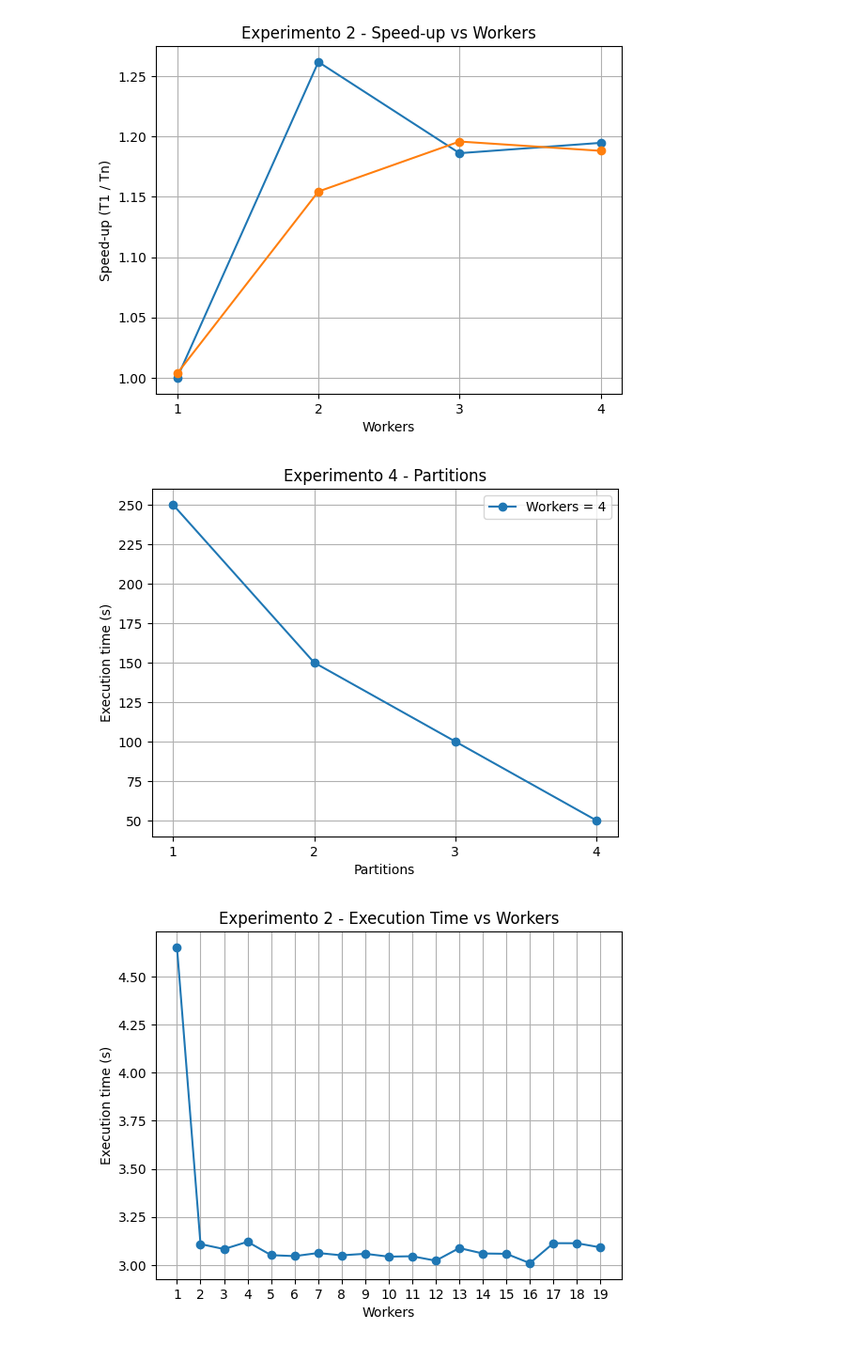
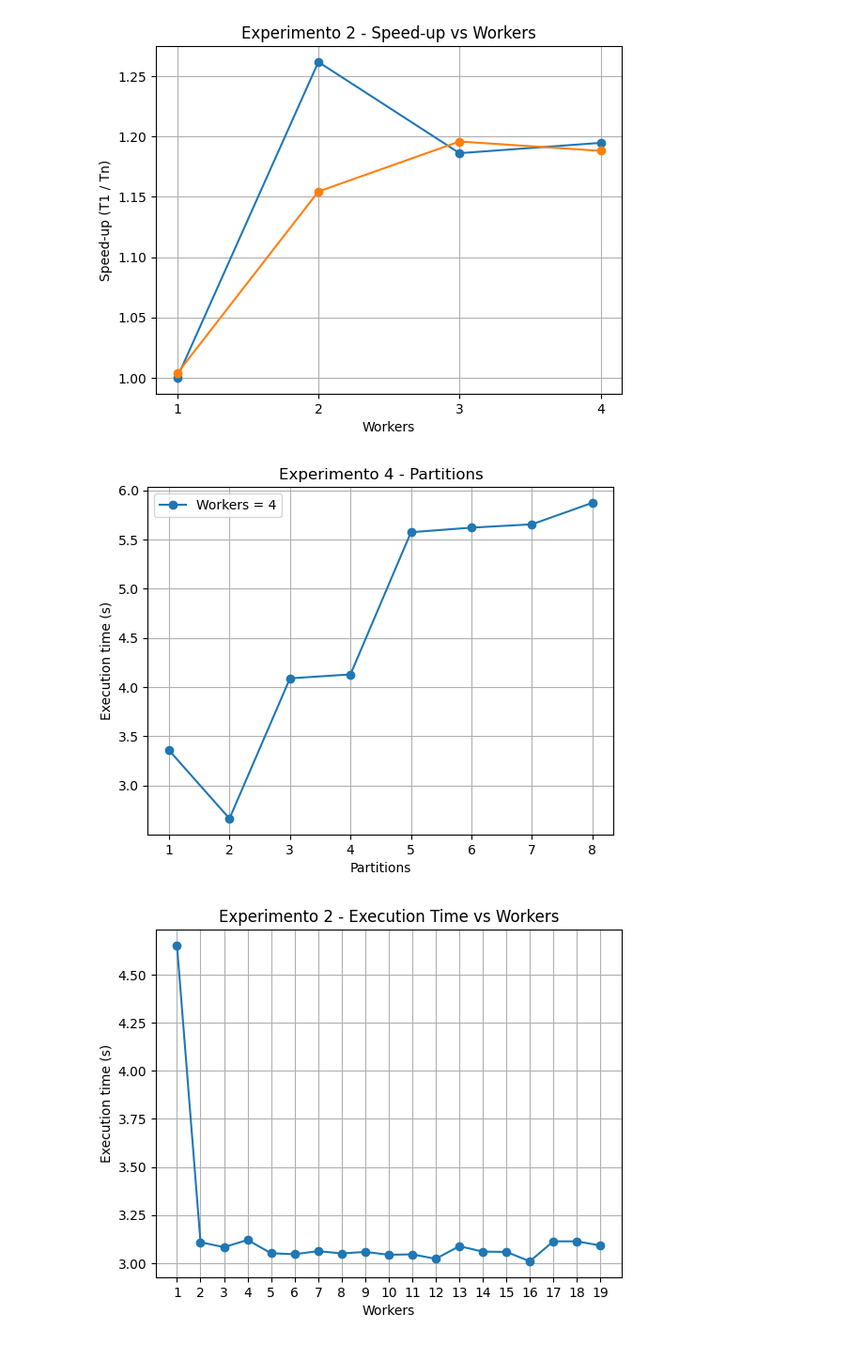
Before and after one commit to Fernandezaginer/MUSSDE_SPAI_P1, a Jupyter notebook: graficos_experimentos.ipynb, the cells around one changed output. Shown at 94% size. Drawn from its saved outputs; the diff is of its cells as text; code cells hidden in the pictures.

```diff
--- a/graficos_experimentos.ipynb
+++ b/graficos_experimentos.ipynb
@@ -128,22 +128,27 @@ plt.show()
 [figure]
 # %%
 # Experimento 4
-N_PARTITIONS = 4
+N_WORKERS = 4
+N_PARTITIONS = 8
 
-execution_time = np.array([250, 150, 100, 50])
 n_partitions = np.linspace(1, N_PARTITIONS, num=N_PARTITIONS)
+execution_time = np.array([])
+part = list(range(1, N_PARTITIONS + 1))
 
+for e in part:
+    time, _ = run_training(N_WORKERS, e)
+    execution_time = np.append(execution_time, time)
 
 plt.plot(n_partitions, execution_time, '-o')
 plt.xticks(n_partitions)
 plt.legend(['Workers = 4'])
 plt.title('Experimento 4 - Partitions')
 plt.xlabel('Partitions')
 plt.ylabel('Execution time (s)')
 plt.grid(True)
 plt.show()
 # %% [output]
-[figure, old version]
+[figure, new version]
 # %%
 # Experimento 5
 N_WORKERS = 19
```
